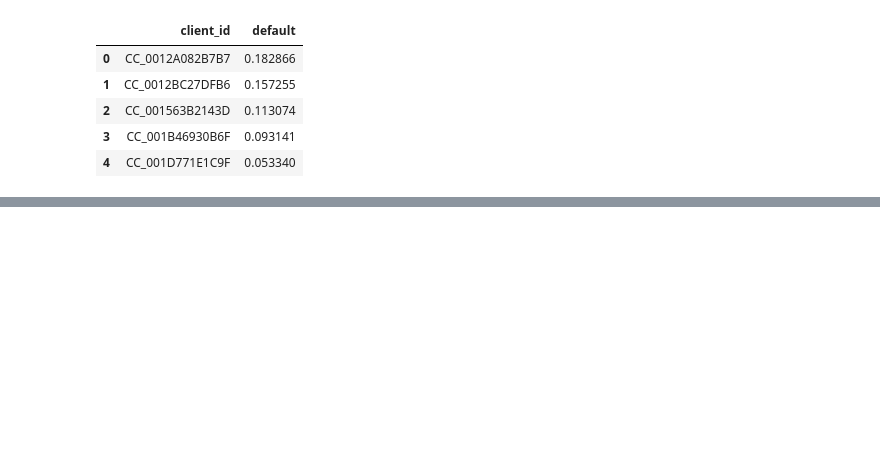
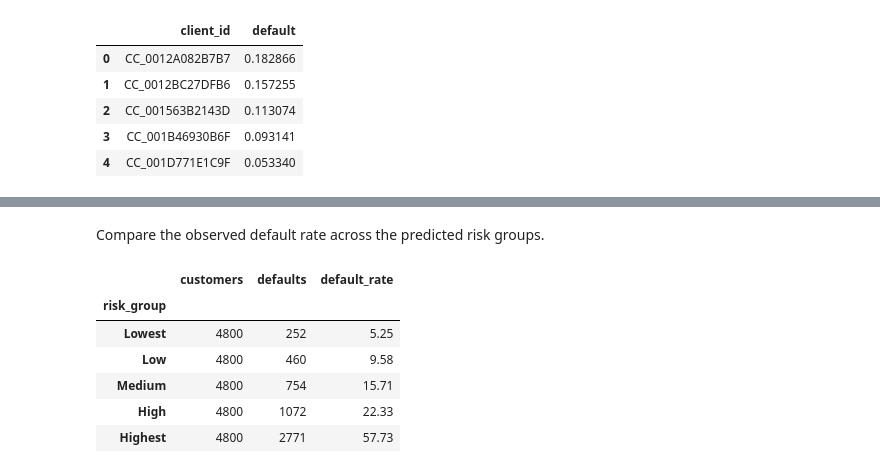
Before and after one commit to fishdynasty/inter-uni-FourCast, a Jupyter notebook: notebook/Modelling.ipynb, the cells around one changed output, grey strips where cells are left out. Cells and saved outputs as stored; diff of their text form; code cells hidden in the pictures; blank space fills up the shorter version.

```diff
--- a/notebook/Modelling.ipynb
+++ b/notebook/Modelling.ipynb
@@ -773,0 +818,8 @@ submission.head()
+# %%
+business_df = pd.DataFrame({
+    "predicted_risk": (
+        tuned_xgb_weight * tuned_xgb_oof +
+        tuned_cat_weight * tuned_cat_oof
+    ),
+    "default": y.values
+})
@@ -773,0 +838,28 @@ submission.head()
+# %% [markdown]
+Compare the observed default rate across the predicted risk groups.
+# %%
+risk_summary = (
+    business_df.groupby(
+        "risk_group",
+        observed=False
+    )
+    .agg(
+        customers=("default", "count"),
+        defaults=("default", "sum"),
+        default_rate=("default", "mean")
+    )
+)
+
+risk_summary["default_rate"] = (
+    risk_summary["default_rate"] * 100
+).round(2)
+
+risk_summary
+# %% [output]
+|  | customers | defaults | default_rate |
+| risk_group |  |  |  |
+| Lowest | 4800 | 252 | 5.25 |
+| Low | 4800 | 460 | 9.58 |
+| Medium | 4800 | 754 | 15.71 |
+| High | 4800 | 1072 | 22.33 |
+| Highest | 4800 | 2771 | 57.73 |
```
Also changed, not shown: parts of 37 cells of this notebook, 3 other files.
